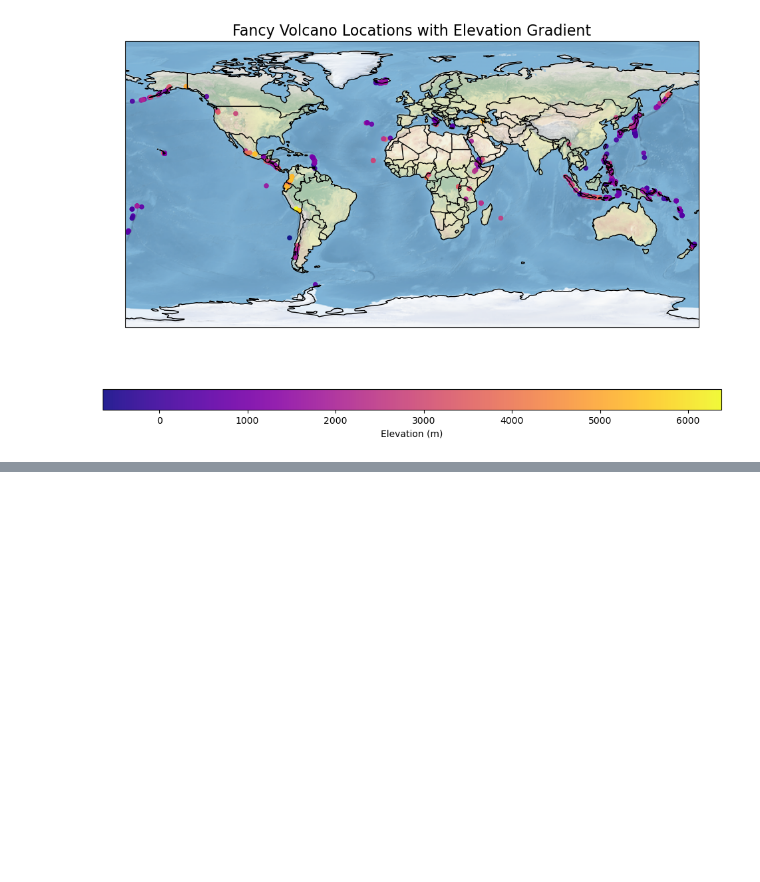
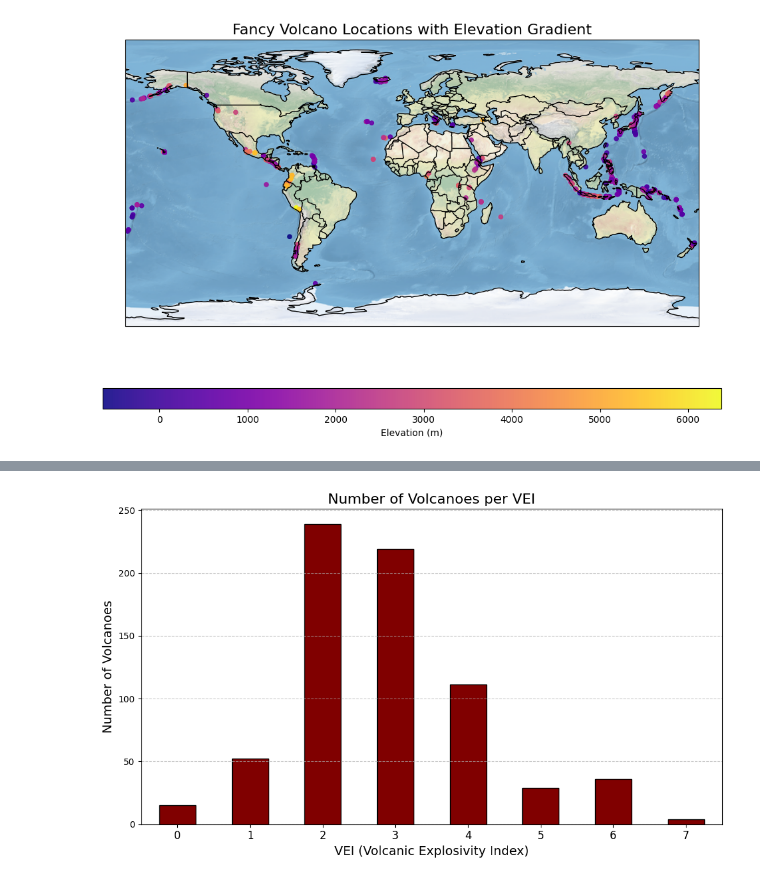
Before and after one commit to AidanDavid/GlobalVolcanicActivity, a Jupyter notebook: Chart.ipynb, the cells around one changed output, grey strips where cells are left out. Saved outputs shown, nothing was run; the diff lists cells and outputs as text; code cells hidden in the pictures; blank space fills up the shorter version.

```diff
--- a/Chart.ipynb
+++ b/Chart.ipynb
@@ -152,0 +196,21 @@ plt.show()
+# %%
+# Ensure numeric
+volcano_df['vei'] = pd.to_numeric(volcano_df['vei'], errors='coerce')
+vei_counts = volcano_df['vei'].dropna().astype(int).value_counts().sort_index()
+# %%
+# Bar chart for number of volcanoes per VEI
+plt.figure(figsize=(10, 6))
+vei_counts.plot(kind='bar', color='maroon', edgecolor='black')
+
+# Labels and title
+plt.title('Number of Volcanoes per VEI', fontsize=16)
+plt.xlabel('VEI (Volcanic Explosivity Index)', fontsize=14)
+plt.ylabel('Number of Volcanoes', fontsize=14)
+plt.xticks(rotation=0, fontsize=12)
+plt.grid(axis='y', linestyle='--', alpha=0.7)
+
+# Show plot
+plt.tight_layout()
+plt.show()
+# %% [output]
+[figure, added]
```
Also changed, not shown: parts of 4 cells of this notebook, 1 other file.
